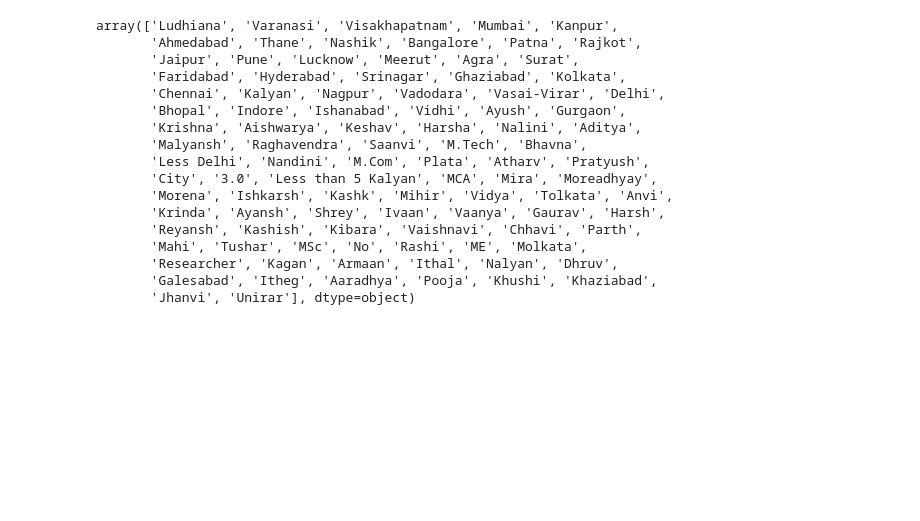
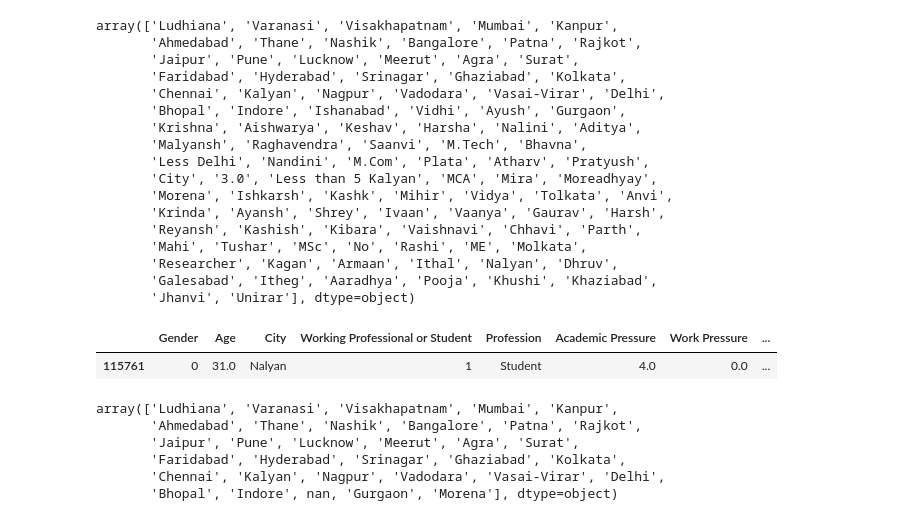
Before and after one commit to abdulvajid1/Mental-Health-Prediction, a Jupyter notebook: notebook.ipynb, the cells around one changed output. Cells and saved outputs as stored; diff of their text form; code cells hidden in the pictures; blank space fills up the shorter version.

```diff
--- a/notebook.ipynb
+++ b/notebook.ipynb
@@ -215,0 +248,6 @@ real_cities = [
+# %%
+# Misspelled city example
+df.query('City=="Nalyan"')
+# %% [output]
+|  | Gender | Age | City | Working Professional or Student | Profession | Academic Pressure | Work Pressure | ... |
+| 115761 | 0 | 31.0 | Nalyan | 1 | Student | 4.0 | 0.0 | ... |
@@ -215,0 +266,10 @@ real_cities = [
+# %%
+# Check if all the city now are consistant and does not have any other problems
+df['City'].unique()
+# %% [output]
+array(['Ludhiana', 'Varanasi', 'Visakhapatnam', 'Mumbai', 'Kanpur',
+       'Ahmedabad', 'Thane', 'Nashik', 'Bangalore', 'Patna', 'Rajkot',
+       'Jaipur', 'Pune', 'Lucknow', 'Meerut', 'Agra', 'Surat',
+       'Faridabad', 'Hyderabad', 'Srinagar', 'Ghaziabad', 'Kolkata',
+       'Chennai', 'Kalyan', 'Nagpur', 'Vadodara', 'Vasai-Virar', 'Delhi',
+       'Bhopal', 'Indore', nan, 'Gurgaon', 'Morena'], dtype=object)
```
Also changed, not shown: parts of 8 cells of this notebook.
